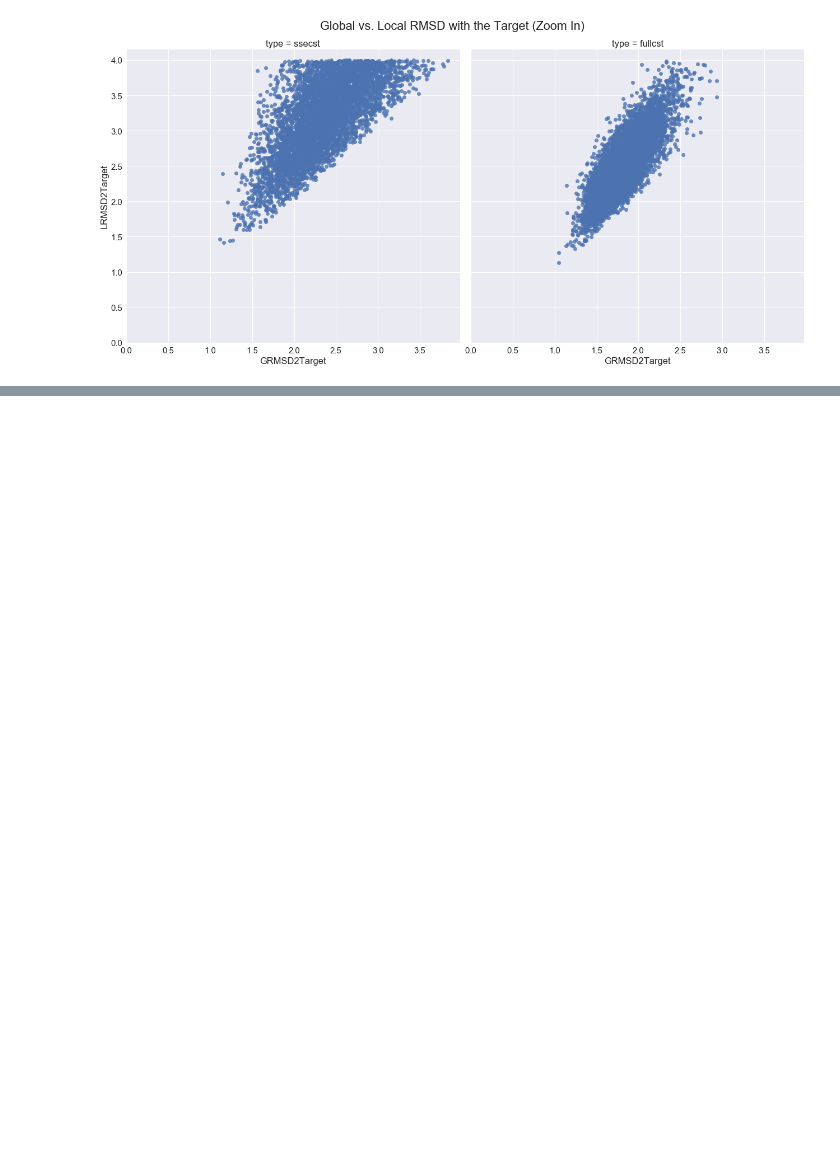
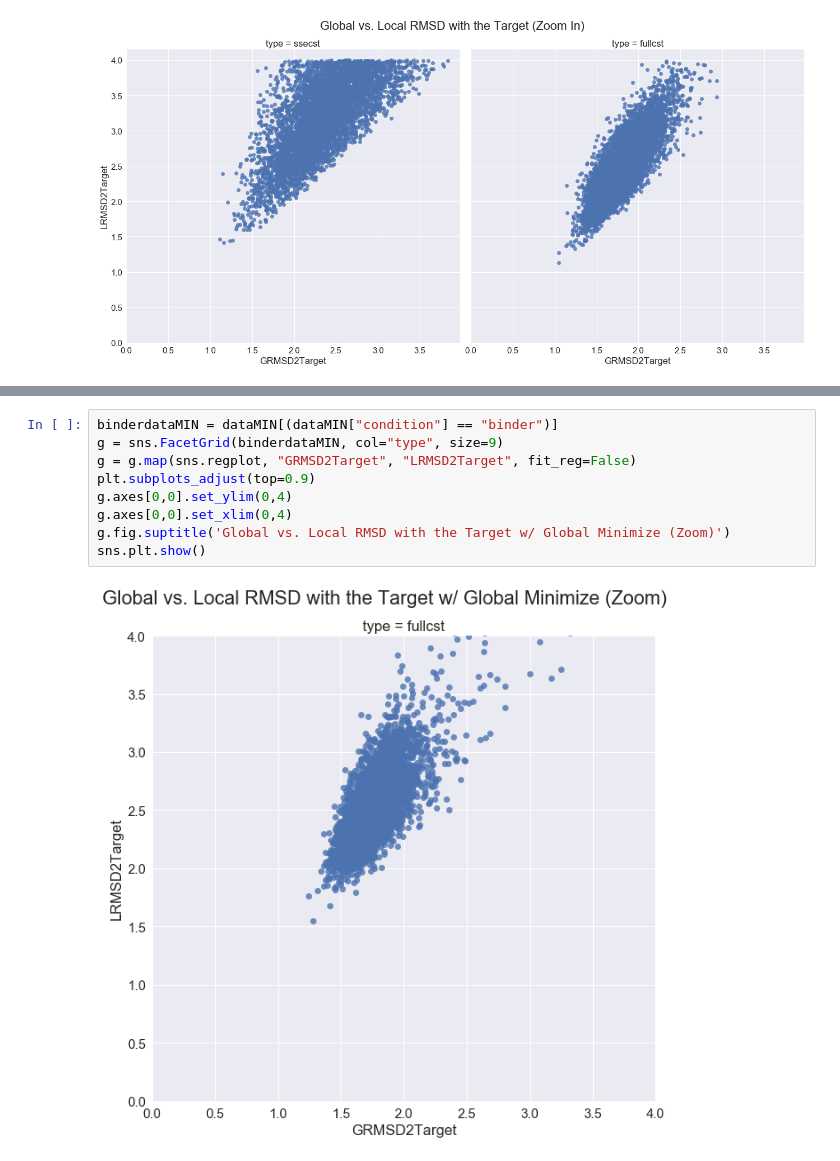
Before and after one commit to jaumebonet/FunFolDesTutorial, a Jupyter notebook: benchmark/scientific/bcl2_analysis.ipynb, the cells around one changed output, grey strips where cells are left out. Cells and saved outputs as stored; diff of their text form; blank space fills up the shorter version.

```diff
--- a/benchmark/scientific/bcl2_analysis.ipynb
+++ b/benchmark/scientific/bcl2_analysis.ipynb
@@ -297,0 +377,11 @@ sns.plt.show()
+# %%
+binderdataMIN = dataMIN[(dataMIN["condition"] == "binder")]
+g = sns.FacetGrid(binderdataMIN, col="type", size=9)
+g = g.map(sns.regplot, "GRMSD2Target", "LRMSD2Target", fit_reg=False)
+plt.subplots_adjust(top=0.9)
+g.axes[0,0].set_ylim(0,4)
+g.axes[0,0].set_xlim(0,4)
+g.fig.suptitle('Global vs. Local RMSD with the Target w/ Global Minimize (Zoom)')
+sns.plt.show()
+# %% [output]
+[figure, added]
```
Also changed, not shown: parts of 7 cells of this notebook, 2 other files.
